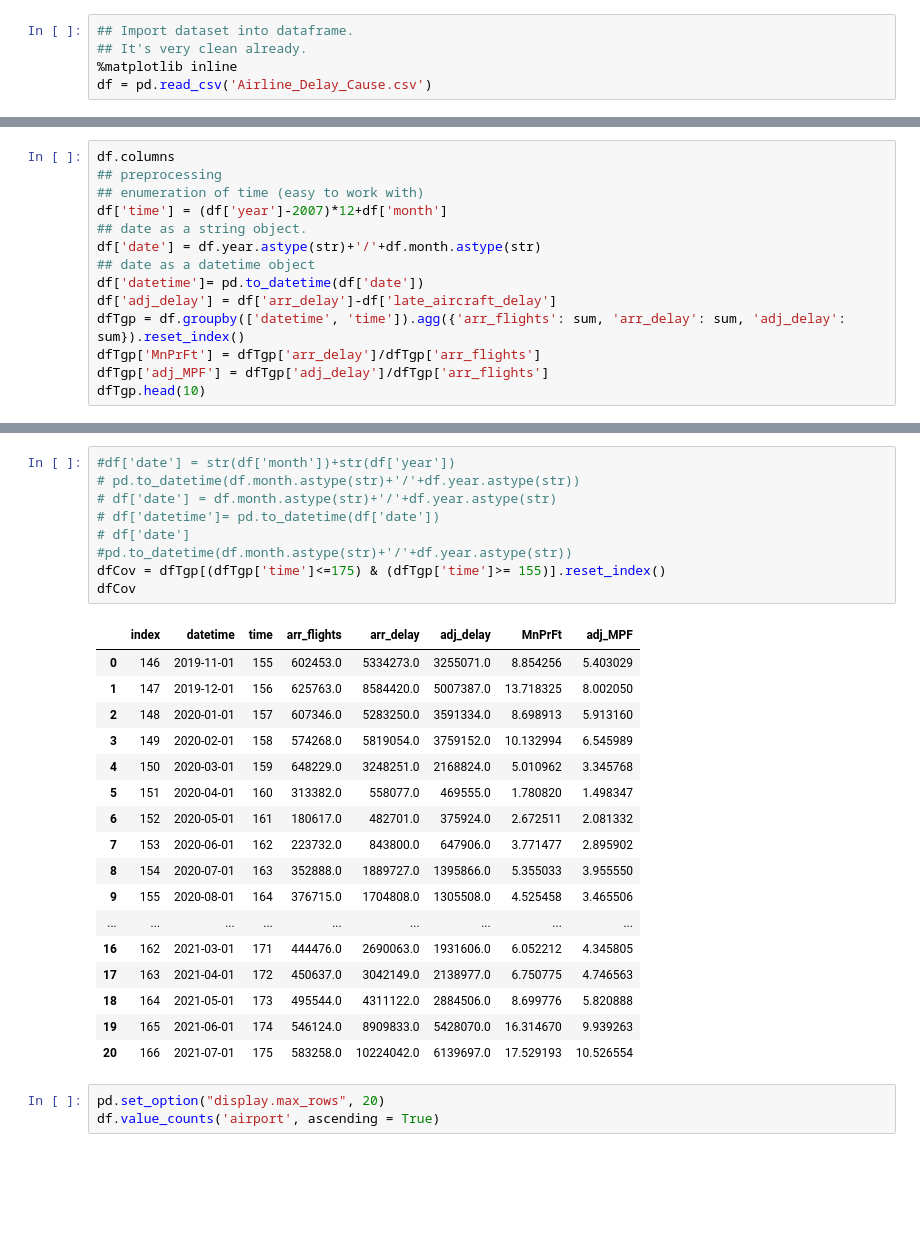
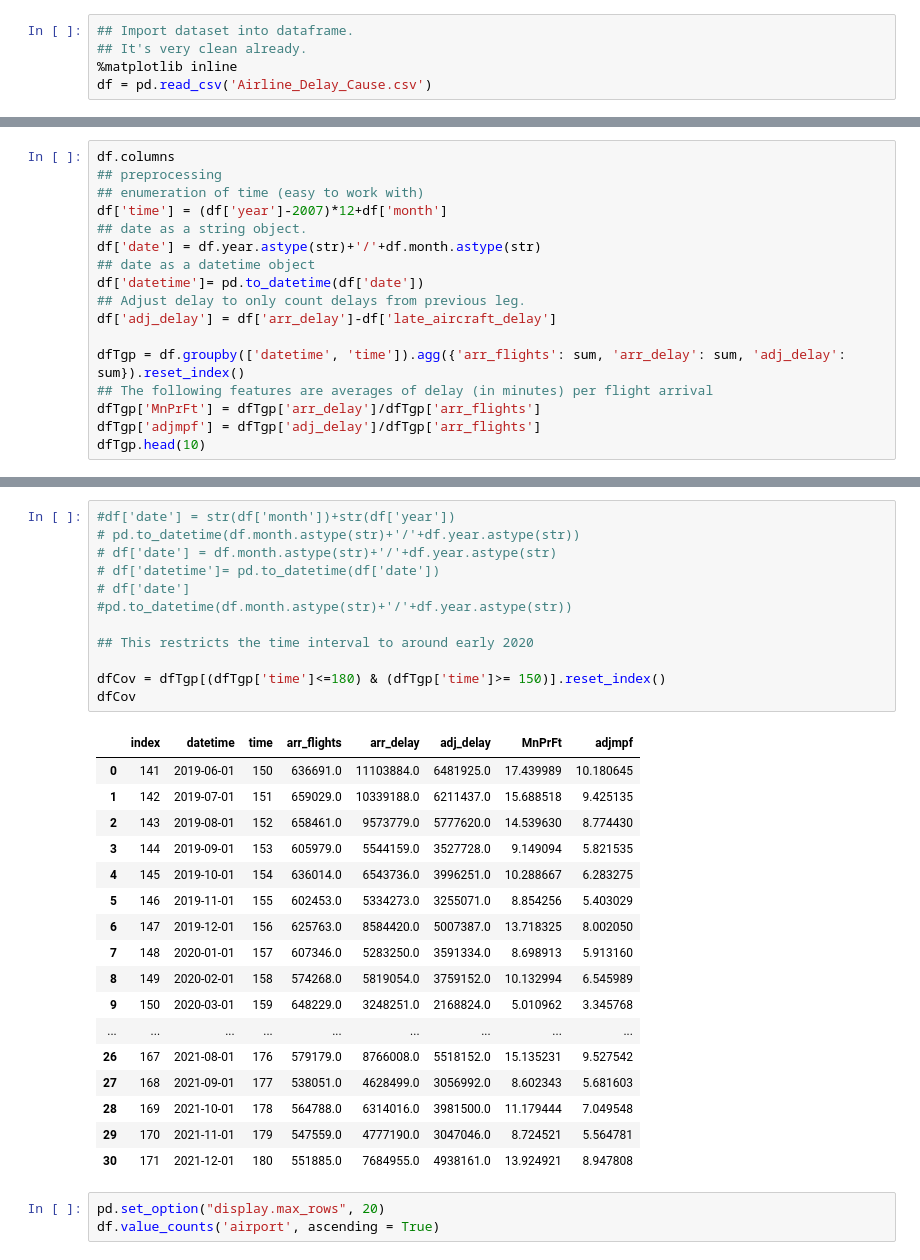
Before and after one commit to acsuf/US_Flight_Delays, a Jupyter notebook: python-project.ipynb, the cells around one changed output, grey strips where cells are left out. Drawn from its saved outputs; the diff is of its cells as text; blank space fills up the shorter version.

```diff
--- a/python-project.ipynb
+++ b/python-project.ipynb
@@ -31,9 +31,12 @@ df['time'] = (df['year']-2007)*12+df['month']
 df['date'] = df.year.astype(str)+'/'+df.month.astype(str)
 ## date as a datetime object
 df['datetime']= pd.to_datetime(df['date'])
+## Adjust delay to only count delays from previous leg.
 df['adj_delay'] = df['arr_delay']-df['late_aircraft_delay']
+
 dfTgp = df.groupby(['datetime', 'time']).agg({'arr_flights': sum, 'arr_delay': sum, 'adj_delay': sum}).reset_index()
+## The following features are averages of delay (in minutes) per flight arrival
 dfTgp['MnPrFt'] = dfTgp['arr_delay']/dfTgp['arr_flights']
-dfTgp['adj_MPF'] = dfTgp['adj_delay']/dfTgp['arr_flights']
+dfTgp['adjmpf'] = dfTgp['adj_delay']/dfTgp['arr_flights']
 dfTgp.head(10)
 # %% [output]
@@ -51,30 +54,33 @@ dfTgp.head(10)
 # %%
 #df['date'] = str(df['month'])+str(df['year'])
 # pd.to_datetime(df.month.astype(str)+'/'+df.year.astype(str))
 # df['date'] = df.month.astype(str)+'/'+df.year.astype(str)
 # df['datetime']= pd.to_datetime(df['date'])
 # df['date']
 #pd.to_datetime(df.month.astype(str)+'/'+df.year.astype(str))
-dfCov = dfTgp[(dfTgp['time']<=175) & (dfTgp['time']>= 155)].reset_index()
+
+## This restricts the time interval to around early 2020
+
+dfCov = dfTgp[(dfTgp['time']<=180) & (dfTgp['time']>= 150)].reset_index()
 dfCov
 # %% [output]
-|  | index | datetime | time | arr_flights | arr_delay | adj_delay | MnPrFt | adj_MPF |
-| 0 | 146 | 2019-11-01 | 155 | 602453.0 | 5334273.0 | 3255071.0 | 8.854256 | 5.403029 |
-| 1 | 147 | 2019-12-01 | 156 | 625763.0 | 8584420.0 | 5007387.0 | 13.718325 | 8.002050 |
-| 2 | 148 | 2020-01-01 | 157 | 607346.0 | 5283250.0 | 3591334.0 | 8.698913 | 5.913160 |
-| 3 | 149 | 2020-02-01 | 158 | 574268.0 | 5819054.0 | 3759152.0 | 10.132994 | 6.545989 |
-| 4 | 150 | 2020-03-01 | 159 | 648229.0 | 3248251.0 | 2168824.0 | 5.010962 | 3.345768 |
-| 5 | 151 | 2020-04-01 | 160 | 313382.0 | 558077.0 | 469555.0 | 1.780820 | 1.498347 |
-| 6 | 152 | 2020-05-01 | 161 | 180617.0 | 482701.0 | 375924.0 | 2.672511 | 2.081332 |
-| 7 | 153 | 2020-06-01 | 162 | 223732.0 | 843800.0 | 647906.0 | 3.771477 | 2.895902 |
-| 8 | 154 | 2020-07-01 | 163 | 352888.0 | 1889727.0 | 1395866.0 | 5.355033 | 3.955550 |
-| 9 | 155 | 2020-08-01 | 164 | 376715.0 | 1704808.0 | 1305508.0 | 4.525458 | 3.465506 |
+|  | index | datetime | time | arr_flights | arr_delay | adj_delay | MnPrFt | adjmpf |
+| 0 | 141 | 2019-06-01 | 150 | 636691.0 | 11103884.0 | 6481925.0 | 17.439989 | 10.180645 |
+| 1 | 142 | 2019-07-01 | 151 | 659029.0 | 10339188.0 | 6211437.0 | 15.688518 | 9.425135 |
+| 2 | 143 | 2019-08-01 | 152 | 658461.0 | 9573779.0 | 5777620.0 | 14.539630 | 8.774430 |
+| 3 | 144 | 2019-09-01 | 153 | 605979.0 | 5544159.0 | 3527728.0 | 9.149094 | 5.821535 |
+| 4 | 145 | 2019-10-01 | 154 | 636014.0 | 6543736.0 | 3996251.0 | 10.288667 | 6.283275 |
+| 5 | 146 | 2019-11-01 | 155 | 602453.0 | 5334273.0 | 3255071.0 | 8.854256 | 5.403029 |
+| 6 | 147 | 2019-12-01 | 156 | 625763.0 | 8584420.0 | 5007387.0 | 13.718325 | 8.002050 |
+| 7 | 148 | 2020-01-01 | 157 | 607346.0 | 5283250.0 | 3591334.0 | 8.698913 | 5.913160 |
+| 8 | 149 | 2020-02-01 | 158 | 574268.0 | 5819054.0 | 3759152.0 | 10.132994 | 6.545989 |
+| 9 | 150 | 2020-03-01 | 159 | 648229.0 | 3248251.0 | 2168824.0 | 5.010962 | 3.345768 |
 | ... | ... | ... | ... | ... | ... | ... | ... | ... |
-| 16 | 162 | 2021-03-01 | 171 | 444476.0 | 2690063.0 | 1931606.0 | 6.052212 | 4.345805 |
-| 17 | 163 | 2021-04-01 | 172 | 450637.0 | 3042149.0 | 2138977.0 | 6.750775 | 4.746563 |
-| 18 | 164 | 2021-05-01 | 173 | 495544.0 | 4311122.0 | 2884506.0 | 8.699776 | 5.820888 |
-| 19 | 165 | 2021-06-01 | 174 | 546124.0 | 8909833.0 | 5428070.0 | 16.314670 | 9.939263 |
-| 20 | 166 | 2021-07-01 | 175 | 583258.0 | 10224042.0 | 6139697.0 | 17.529193 | 10.526554 |
+| 26 | 167 | 2021-08-01 | 176 | 579179.0 | 8766008.0 | 5518152.0 | 15.135231 | 9.527542 |
+| 27 | 168 | 2021-09-01 | 177 | 538051.0 | 4628499.0 | 3056992.0 | 8.602343 | 5.681603 |
+| 28 | 169 | 2021-10-01 | 178 | 564788.0 | 6314016.0 | 3981500.0 | 11.179444 | 7.049548 |
+| 29 | 170 | 2021-11-01 | 179 | 547559.0 | 4777190.0 | 3047046.0 | 8.724521 | 5.564781 |
+| 30 | 171 | 2021-12-01 | 180 | 551885.0 | 7684955.0 | 4938161.0 | 13.924921 | 8.947808 |
 # %%
 pd.set_option("display.max_rows", 20)
 df.value_counts('airport', ascending = True)
```
Also changed, not shown: parts of 43 cells of this notebook, 28 other files.
